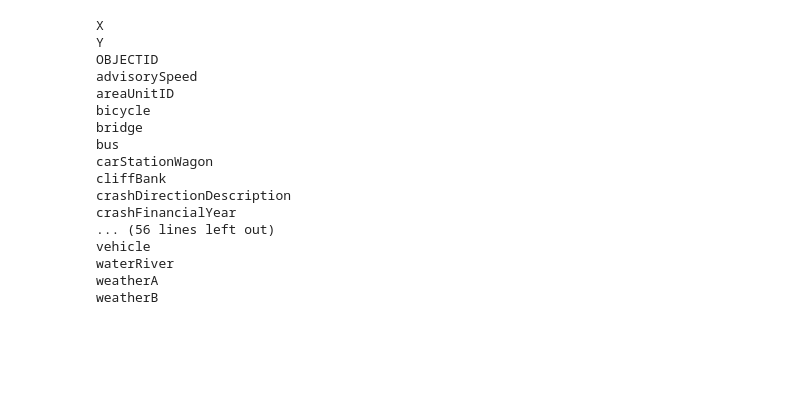
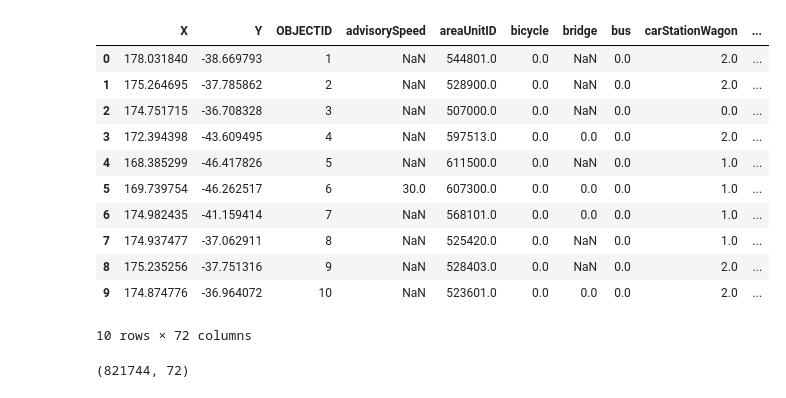
Before and after one commit to LynnsBaraka/road-accidents, a Jupyter notebook: index.ipynb, the cells around one changed output. Drawn from its saved outputs; the diff is of its cells as text; code cells hidden in the pictures; blank space fills up the shorter version.

```diff
--- a/index.ipynb
+++ b/index.ipynb
@@ -44,4 +44,0 @@ data.shape
-# %%
-# Set display options to show all columns and info
-pd.set_option('display.max_columns', None)
-pd.set_option('display.max_info_columns', 100)
@@ -68,23 +45,24 @@ memory usage: 451.4+ MB
-# %%
-# Assuming df is your DataFrame containing the dataset
-# Display column names vertically
-for column in data.columns:
-    print(column)
-# %% [output]
-X
-Y
-OBJECTID
-advisorySpeed
-areaUnitID
-bicycle
-bridge
-bus
-carStationWagon
-cliffBank
-crashDirectionDescription
-crashFinancialYear
-... (56 lines left out)
-vehicle
-waterRiver
-weatherA
-weatherB
+# %%
+#Loading the dataset
+df = pd.read_csv("data.csv")
+# %%
+#Checking out the first 10 rows
+df.head(10)
+# %% [output]
+|  | X | Y | OBJECTID | advisorySpeed | areaUnitID | bicycle | bridge | bus | carStationWagon | ... |
+| 0 | 178.031840 | -38.669793 | 1 | NaN | 544801.0 | 0.0 | NaN | 0.0 | 2.0 | ... |
+| 1 | 175.264695 | -37.785862 | 2 | NaN | 528900.0 | 0.0 | NaN | 0.0 | 2.0 | ... |
+| 2 | 174.751715 | -36.708328 | 3 | NaN | 507000.0 | 0.0 | NaN | 0.0 | 0.0 | ... |
+| 3 | 172.394398 | -43.609495 | 4 | NaN | 597513.0 | 0.0 | 0.0 | 0.0 | 2.0 | ... |
+| 4 | 168.385299 | -46.417826 | 5 | NaN | 611500.0 | 0.0 | NaN | 0.0 | 1.0 | ... |
+| 5 | 169.739754 | -46.262517 | 6 | 30.0 | 607300.0 | 0.0 | 0.0 | 0.0 | 1.0 | ... |
+| 6 | 174.982435 | -41.159414 | 7 | NaN | 568101.0 | 0.0 | 0.0 | 0.0 | 1.0 | ... |
+| 7 | 174.937477 | -37.062911 | 8 | NaN | 525420.0 | 0.0 | NaN | 0.0 | 1.0 | ... |
+| 8 | 175.235256 | -37.751316 | 9 | NaN | 528403.0 | 0.0 | NaN | 0.0 | 2.0 | ... |
+| 9 | 174.874776 | -36.964072 | 10 | NaN | 523601.0 | 0.0 | 0.0 | 0.0 | 2.0 | ... |
+10 rows × 72 columns
+# %%
+#Checking the data shape
+df.shape
+# %% [output]
+(821744, 72)
```
Also changed, not shown: parts of 20 cells of this notebook.
